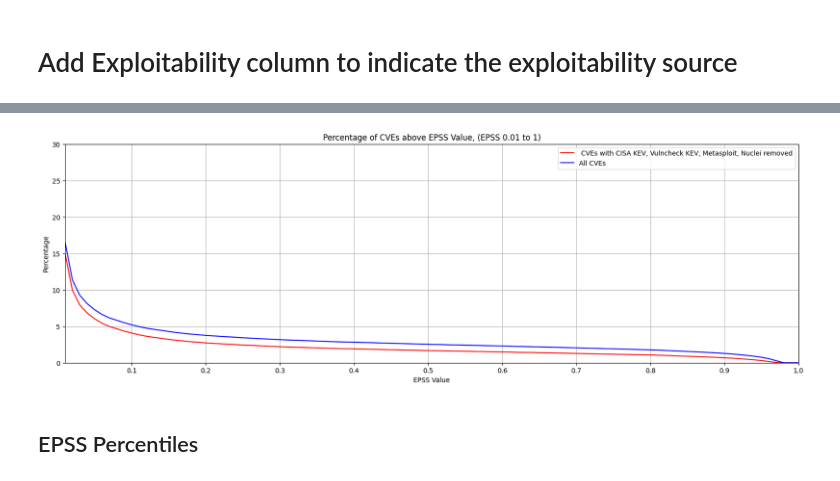
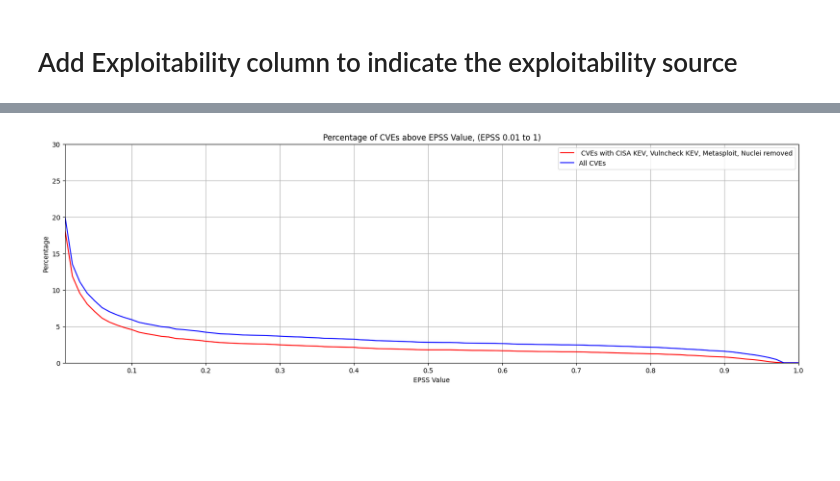
Before and after one commit to RiskBasedPrioritization/RiskBasedPrioritizationAnalysis, a Jupyter notebook: analysis/acme.ipynb, the cells around one changed output, grey strips where cells are left out. Cells and saved outputs as stored; diff of their text form; code cells hidden in the pictures; blank space fills up the shorter version.

Commit message:
add acme

```diff
--- a/analysis/acme.ipynb
+++ b/analysis/acme.ipynb
@@ -106,0 +87,5 @@ def categorize_score(score):
+# %%
+# ACME data is synthesized to follow a real EPSS distribution of CVEs
+df_acme = pd.read_csv("../data_in/acme/acme_cves.csv")
+
+df_acme
@@ -106,0 +108,4 @@ def categorize_score(score):
+# %%
+# Merge ACME CVEs with other CVE data (on the 'cve' column)
+df_acme = pd.merge(df_acme, df, on='cve', how='left')
+df_acme
@@ -118,6 +137,6 @@ def map_exploitation(row):
         return 0
 
 # Apply the function to create the 'exploitation' column
-df['exploitation'] = df.apply(map_exploitation, axis=1)
-df['exploitation'].value_counts()
+df_acme['exploitation'] = df.apply(map_exploitation, axis=1)
+df_acme['exploitation'].value_counts()
 # %% [output]
@@ -161,0 +169,3 @@ filtered_df
+# %%
+filtered_df_acme = df_acme[~(df_acme['cisa_kev'] | df_acme['vulncheck_kev'] | df_acme['metasploit'] | df_acme['nuclei'])]
+filtered_df_acme
@@ -164,36 +188,34 @@ import numpy as np  # Import NumPy for array operations
 
 # Define the range of values from 0 to 1
 value_range = np.linspace(0, 1, 101)  # Values from 0.00 to 1.00 in steps of 0.01
 
 # Calculate total count for normalization
-total_count = len(df['epss'])
+total_count = len(df_acme['epss'])
 
 # Calculate cumulative percentages for each value in the range
-cumulative_percentages = [((df['epss'] >= value).sum() / total_count) * 100 for value in value_range]
+cumulative_percentages = [((df_acme['epss'] >= value).sum() / total_count) * 100 for value in value_range]
 
 # Calculate cumulative percentages for filtered data
-cumulative_percentages_filtered = [((filtered_df['epss'] >= value).sum() / total_count) * 100 for value in value_range]
+cumulative_percentages_filtered = [((filtered_df_acme['epss'] >= value).sum() / total_count) * 100 for value in value_range]
 
 # Create a cumulative histogram
 plt.figure(figsize=(20, 6))
 
 plt.plot(value_range, cumulative_percentages_filtered, linestyle='-', color='r', label=' CVEs with CISA KEV, Vulncheck KEV, Metasploit, Nuclei removed')
 plt.plot(value_range, cumulative_percentages, linestyle='-', color='b', label='All CVEs')
 
 plt.title('Percentage of CVEs above EPSS Value, (EPSS 0.01 to 1)')
 plt.xlabel('EPSS Value')
 plt.ylabel('Percentage')
 plt.yscale('linear')
 plt.xlim(0.01, 1)
 plt.ylim(0, 30)  # Adjust ylim to show percentages from 0 to 100
 
 plt.xticks(np.arange(0.1, 1.1, 0.1))  # Set major ticks at every 0.1 step on the x-axis
 
 
 plt.grid(True)
 plt.legend()
 plt.show()
 # %% [output]
-[figure, old version]
+[figure, new version]
-# %% [markdown]
-## EPSS Percentiles
```
Also changed, not shown: parts of 32 cells of this notebook, 1 other file.
